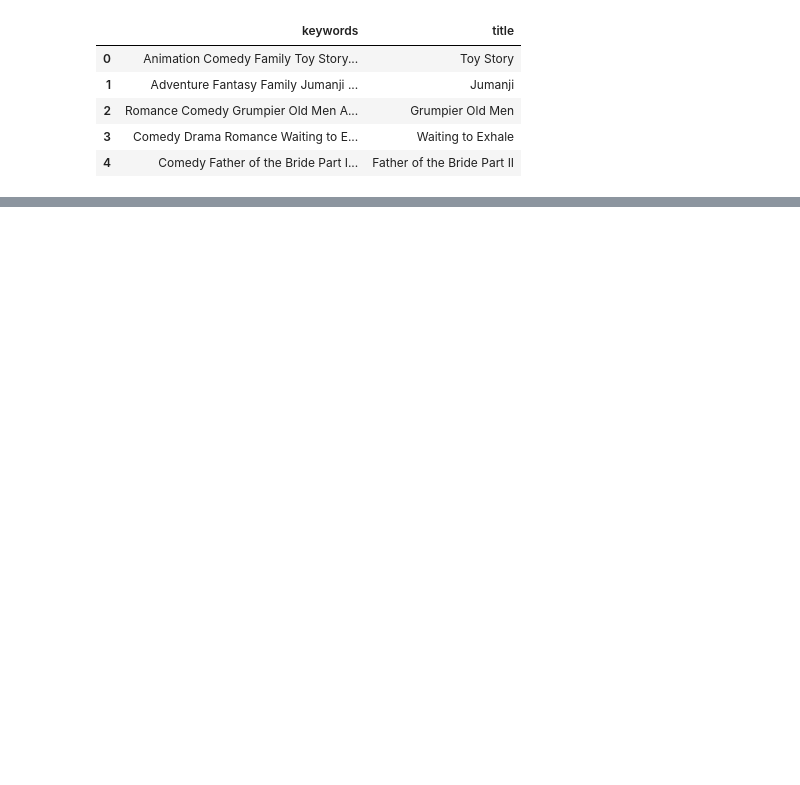
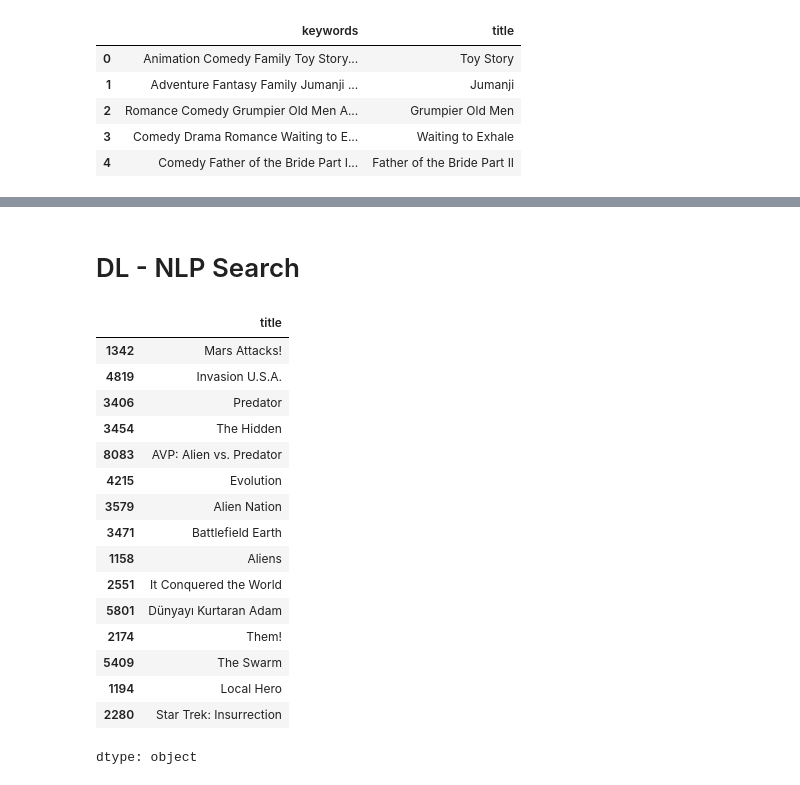
Before and after one commit to MishraShardendu22/Movie-Vibe-Name-Search, a Jupyter notebook: Movies_Search.ipynb, the cells around one changed output, grey strips where cells are left out. Drawn from its saved outputs; the diff is of its cells as text; code cells hidden in the pictures; blank space fills up the shorter version.

Commit message:
feat: completed the models and the search functionality for movies based on vibe (semantic understanding) and keyword matching.

```diff
--- a/Movies_Search.ipynb
+++ b/Movies_Search.ipynb
@@ -88,0 +91,12 @@ df_rec.head()
+# %%
+import nltk
+import re
+from nltk.corpus import stopwords
+from nltk.stem import WordNetLemmatizer
+
+nltk.download("stopwords")
+nltk.download("wordnet")
+
+stop_words = set(stopwords.words("english"))
+roman = {"i","ii","iii","iv","v","vi","vii","viii","ix","x"}
+lemmatizer = WordNetLemmatizer()
@@ -88,0 +107,11 @@ df_rec.head()
+# %%
+def sentenceCleansing(sen):
+    sen = str(sen).lower()
+    sen = re.sub(r'[^a-z\s]', '', sen)
+    words = sen.split()
+    words = [w for w in words if w not in stop_words and w not in roman]
+    words = [lemmatizer.lemmatize(w) for w in words]
+    return " ".join(words)
+
+df_rec["keywords"] = df_rec["keywords"].apply(sentenceCleansing)
+df_rec.head()
@@ -88,0 +183,39 @@ df_rec.head()
+# %% [markdown]
+# DL - NLP Search
+# %%
+from sentence_transformers import SentenceTransformer
+
+model = SentenceTransformer("all-mpnet-base-v2")
+
+embeddings = model.encode(
+    df_rec["keywords"].tolist(),
+    show_progress_bar=True
+)
+# %%
+from sklearn.metrics.pairwise import cosine_similarity
+
+def recommend_dl(query, n=10):
+    q_emb = model.encode([query])
+    sim = cosine_similarity(q_emb, embeddings).flatten()
+    sim_idx = sim.argsort()[::-1][:n]
+    return df_rec["title"].iloc[sim_idx]
+# %%
+recommend_dl("humans invade alien world for resources sci fi movie about exploitation of nature", 15)
+# %% [output]
+|  | title |
+| 1342 | Mars Attacks! |
+| 4819 | Invasion U.S.A. |
+| 3406 | Predator |
+| 3454 | The Hidden |
+| 8083 | AVP: Alien vs. Predator |
+| 4215 | Evolution |
+| 3579 | Alien Nation |
+| 3471 | Battlefield Earth |
+| 1158 | Aliens |
+| 2551 | It Conquered the World |
+| 5801 | Dünyayı Kurtaran Adam |
+| 2174 | Them! |
+| 5409 | The Swarm |
+| 1194 | Local Hero |
+| 2280 | Star Trek: Insurrection |
+dtype: object
```
Also changed, not shown: parts of 7 cells of this notebook.
